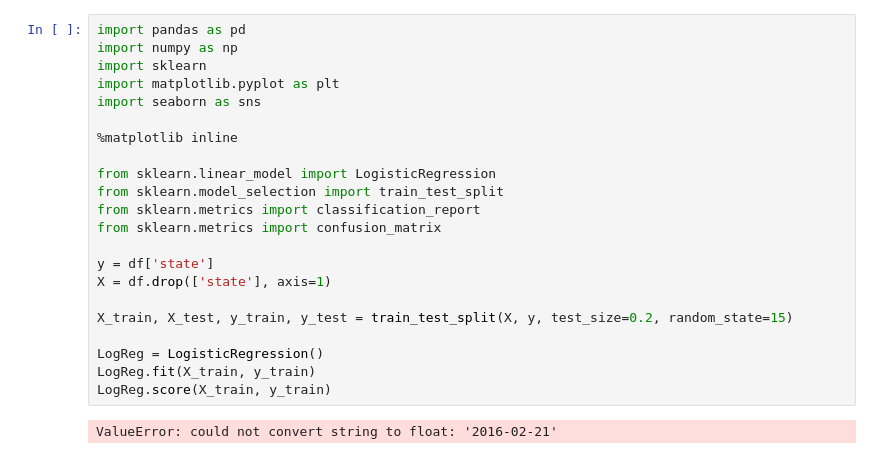
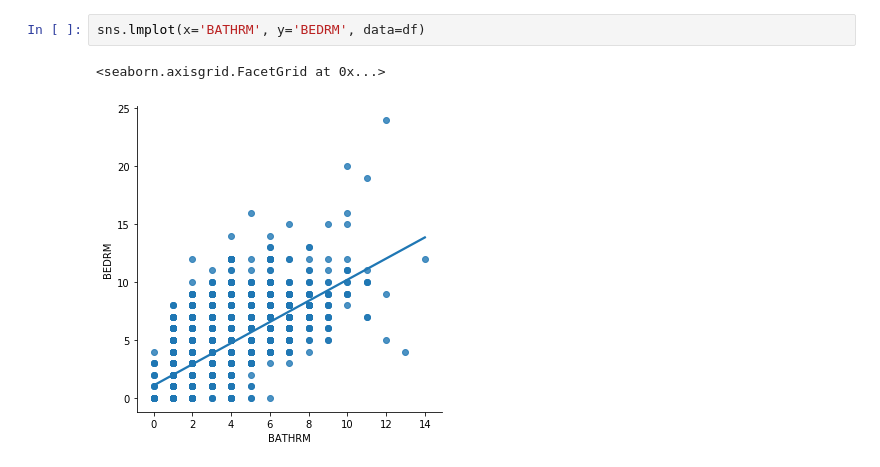
Before and after one commit to johnthekim/Data-Analytics-Bootcamp, a Jupyter notebook: Untitled.ipynb, the cells around one changed output. Cells and saved outputs as stored; diff of their text form.

```diff
--- a/Untitled.ipynb
+++ b/Untitled.ipynb
@@ -353,24 +258,5 @@ sns.countplot(x='state', data=df)
-# %%
-import pandas as pd
-import numpy as np
-import sklearn
-import matplotlib.pyplot as plt
-import seaborn as sns
-
-%matplotlib inline
-
-from sklearn.linear_model import LogisticRegression
-from sklearn.model_selection import train_test_split
-from sklearn.metrics import classification_report
-from sklearn.metrics import confusion_matrix
-
-y = df['state']
-X = df.drop(['state'], axis=1)
-
-X_train, X_test, y_train, y_test = train_test_split(X, y, test_size=0.2, random_state=15)
-
-LogReg = LogisticRegression()
-LogReg.fit(X_train, y_train)
-LogReg.score(X_train, y_train)
-# %% [output]
-ValueError: could not convert string to float: '2016-02-21'
+# %%
+sns.lmplot(x='BATHRM', y='BEDRM', data=df)
+# %% [output]
+<seaborn.axisgrid.FacetGrid at 0x...>
+[figure, added]
```
Also changed, not shown: parts of 45 cells of this notebook.
